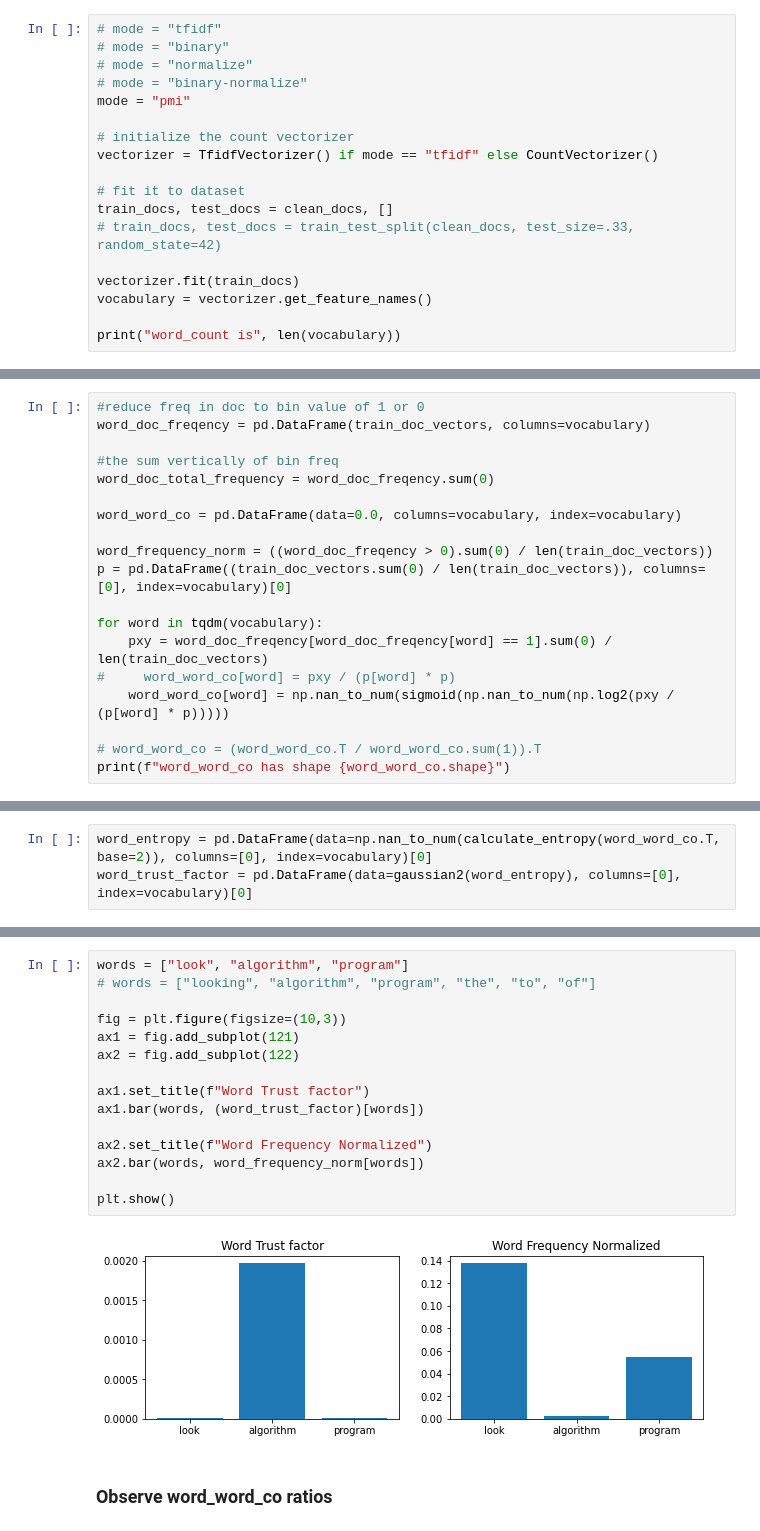
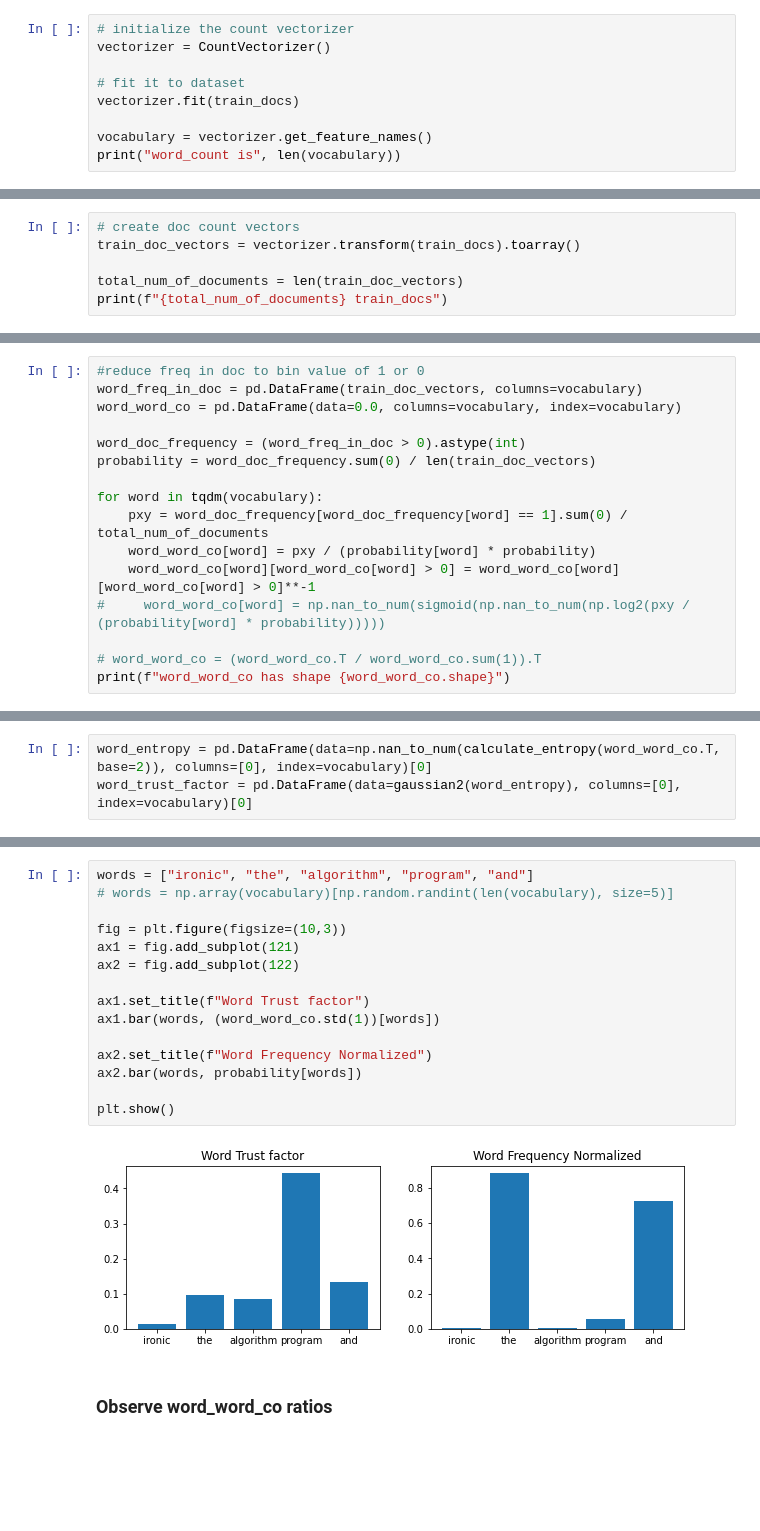
Before and after one commit to iamr0b0tx/topic_modeler, a Jupyter notebook: topic_modeler - latent_space.ipynb, the cells around one changed output, grey strips where cells are left out. Cells and saved outputs as stored; diff of their text form; blank space fills up the shorter version.

Commit message:
correcting mistakes and looking closely at the word_trust_factor

```diff
--- a/topic_modeler - latent_space.ipynb
+++ b/topic_modeler - latent_space.ipynb
@@ -88,20 +89,11 @@ there are 400 docs
 # %%
-# mode = "tfidf"
-# mode = "binary"
-# mode = "normalize"
-# mode = "binary-normalize"
-mode = "pmi"
-
 # initialize the count vectorizer
-vectorizer = TfidfVectorizer() if mode == "tfidf" else CountVectorizer()
+vectorizer = CountVectorizer()
 
 # fit it to dataset
-train_docs, test_docs = clean_docs, []
-# train_docs, test_docs = train_test_split(clean_docs, test_size=.33, random_state=42)
+vectorizer.fit(train_docs)
 
-vectorizer.fit(train_docs)
 vocabulary = vectorizer.get_feature_names()
-
 print("word_count is", len(vocabulary))
 # %% [output]
 word_count is 9116
@@ -125,0 +102,6 @@ print(f"{len(train_doc_vectors)} train_docs, {len(test_doc_vectors)} test docs")
+# %%
+# create doc count vectors
+train_doc_vectors = vectorizer.transform(train_docs).toarray()
+
+total_num_of_documents = len(train_doc_vectors)
+print(f"{total_num_of_documents} train_docs")
@@ -127,20 +111,17 @@ print(f"{len(train_doc_vectors)} train_docs, {len(test_doc_vectors)} test docs")
 ### Word-Word Ratio
 # %%
 #reduce freq in doc to bin value of 1 or 0
-word_doc_freqency = pd.DataFrame(train_doc_vectors, columns=vocabulary)
-
-#the sum vertically of bin freq
-word_doc_total_frequency = word_doc_freqency.sum(0)
-
+word_freq_in_doc = pd.DataFrame(train_doc_vectors, columns=vocabulary)
 word_word_co = pd.DataFrame(data=0.0, columns=vocabulary, index=vocabulary)
 
-word_frequency_norm = ((word_doc_freqency > 0).sum(0) / len(train_doc_vectors))
-p = pd.DataFrame((train_doc_vectors.sum(0) / len(train_doc_vectors)), columns=[0], index=vocabulary)[0]
+word_doc_frequency = (word_freq_in_doc > 0).astype(int)
+probability = word_doc_frequency.sum(0) / len(train_doc_vectors)
 
 for word in tqdm(vocabulary):
-    pxy = word_doc_freqency[word_doc_freqency[word] == 1].sum(0) / len(train_doc_vectors)
-#     word_word_co[word] = pxy / (p[word] * p)
-    word_word_co[word] = np.nan_to_num(sigmoid(np.nan_to_num(np.log2(pxy / (p[word] * p)))))
+    pxy = word_doc_frequency[word_doc_frequency[word] == 1].sum(0) / total_num_of_documents
+    word_word_co[word] = pxy / (probability[word] * probability)
+    word_word_co[word][word_word_co[word] > 0] = word_word_co[word][word_word_co[word] > 0]**-1
+#     word_word_co[word] = np.nan_to_num(sigmoid(np.nan_to_num(np.log2(pxy / (probability[word] * probability)))))
 
 # word_word_co = (word_word_co.T / word_word_co.sum(1)).T
 print(f"word_word_co has shape {word_word_co.shape}")
@@ -180,19 +170,19 @@ word_trust_factor = pd.DataFrame(data=gaussian2(word_entropy), columns=[0], inde
 # %%
-words = ["look", "algorithm", "program"]
-# words = ["looking", "algorithm", "program", "the", "to", "of"]
+words = ["ironic", "the", "algorithm", "program", "and"]
+# words = np.array(vocabulary)[np.random.randint(len(vocabulary), size=5)]
 
 fig = plt.figure(figsize=(10,3))
 ax1 = fig.add_subplot(121)
 ax2 = fig.add_subplot(122)
 
 ax1.set_title(f"Word Trust factor")
-ax1.bar(words, (word_trust_factor)[words])
+ax1.bar(words, (word_word_co.std(1))[words])
 
 ax2.set_title(f"Word Frequency Normalized")
-ax2.bar(words, word_frequency_norm[words])
+ax2.bar(words, probability[words])
 
 plt.show()
 # %% [output]
-[figure, old version]
+[figure, new version]
 # %% [markdown]
 ### Observe word_word_co ratios
```
Also changed, not shown: parts of 28 cells of this notebook.
